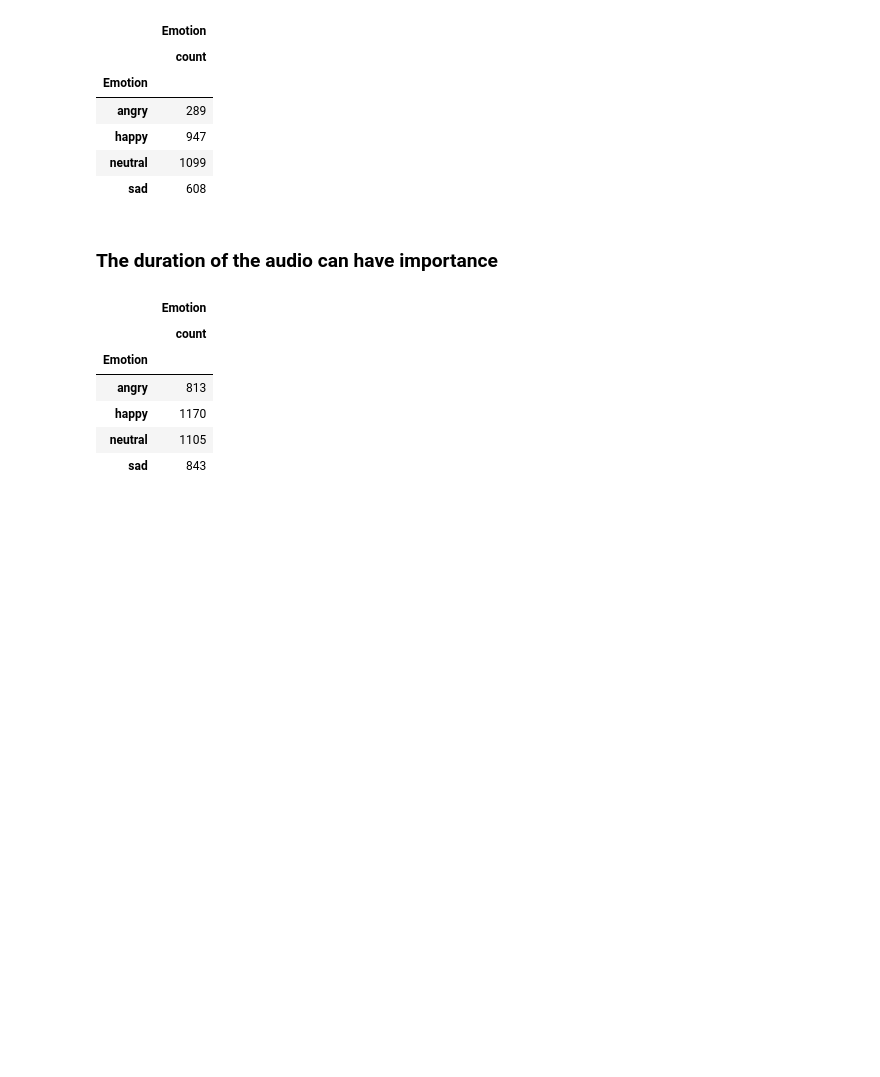
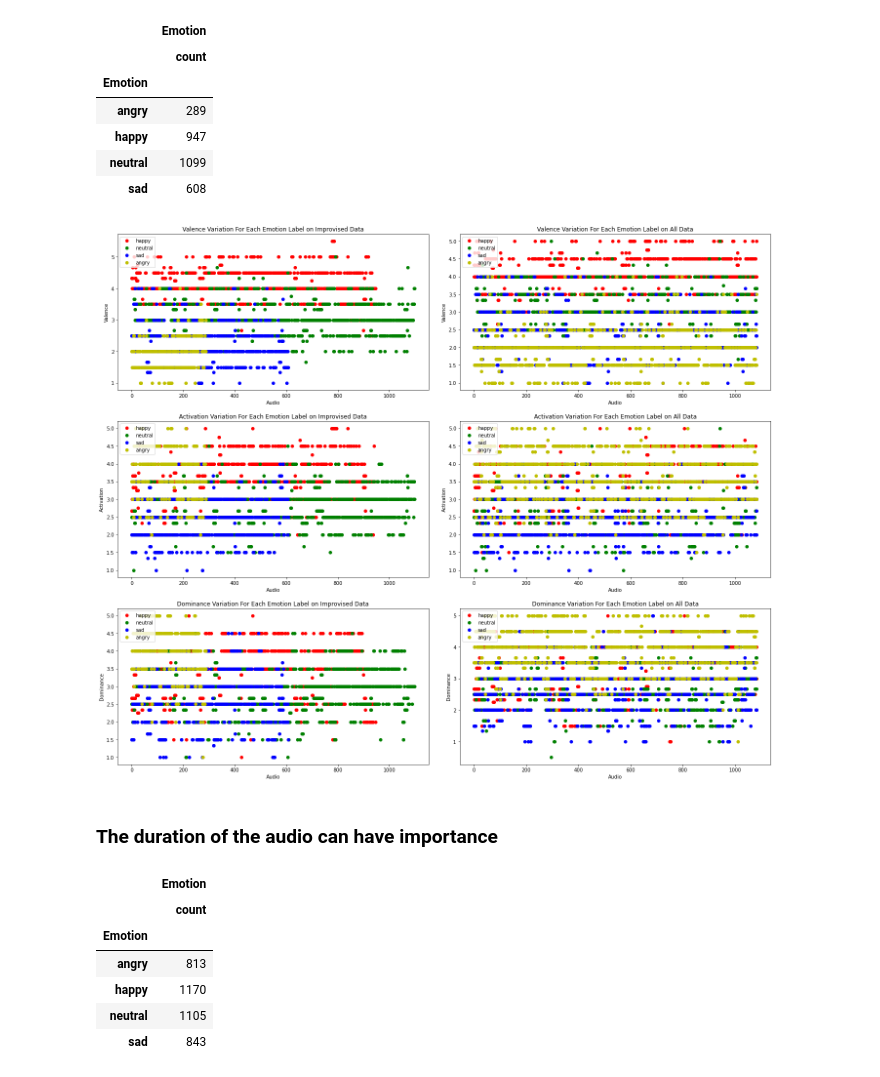
Before and after one commit to MarioCSilva/Speech_Emotion_Recognition_Thesis, a Jupyter notebook: iemocap/data/2_models_study.ipynb, the cells around one changed output. Drawn from its saved outputs; the diff is of its cells as text; code cells hidden in the pictures; blank space fills up the shorter version.

```diff
--- a/iemocap/data/2_models_study.ipynb
+++ b/iemocap/data/2_models_study.ipynb
@@ -119,5 +128,6 @@ plt.show()
 # %%
-df_soa[df_soa['Interaction'] == 'improvised'].groupby(['Emotion']).agg({'Emotion': ['count']})
+df_soa_improv = df_soa[df_soa['Interaction'] == 'improvised']
+df_soa_improv.groupby(['Emotion']).agg({'Emotion': ['count']})
 # %% [output]
 |  | Emotion |
 |  | count |
@@ -126,6 +136,63 @@ df_soa[df_soa['Interaction'] == 'improvised'].groupby(['Emotion']).agg({'Emotion
 | happy | 947 |
 | neutral | 1099 |
 | sad | 608 |
+# %%
+grid = plt.GridSpec(3, 2, wspace=.1, hspace=.2)
+fig = plt.figure(figsize=(24, 20), tight_layout=True)
+
+ax = plt.subplot(grid[0, 0])
+ax.set_title("Valence Variation For Each Emotion Label on Improvised Data")
+ax.set(xlabel="Audio", ylabel="Valence")
+ax.plot([i for i in range(947)], df_soa_improv.loc[df_soa_improv['Emotion'] == 'happy']['Valence'][:], 'ro', label="happy")
+ax.plot([i for i in range(1099)], df_soa_improv.loc[df_soa_improv['Emotion'] == 'neutral']['Valence'][:], 'go', label="neutral")
+ax.plot([i for i in range(608)], df_soa_improv.loc[df_soa_improv['Emotion'] == 'sad']['Valence'][:], 'bo', label="sad")
+ax.plot([i for i in range(289)], df_soa_improv.loc[df_soa_improv['Emotion'] == 'angry']['Valence'][:], 'yo', label="angry")
+ax.legend(loc="upper left")
+ax = plt.subplot(grid[0, 1])
+ax.set_title("Valence Variation For Each Emotion Label on All Data")
+ax.set(xlabel="Audio", ylabel="Valence")
+ax.plot([i for i in range(1084)], df_soa.loc[df_soa['Emotion'] == 'happy']['Valence'][:1084], 'ro', label="happy")
+ax.plot([i for i in range(1084)], df_soa.loc[df_soa['Emotion'] == 'neutral']['Valence'][:1084], 'go', label="neutral")
+ax.plot([i for i in range(1084)], df_soa.loc[df_soa['Emotion'] == 'sad']['Valence'][:1084], 'bo', label="sad")
+ax.plot([i for i in range(1084)], df_soa.loc[df_soa['Emotion'] == 'angry']['Valence'][:1084], 'yo', label="angry")
+ax.legend(loc="upper left")
+
+ax = plt.subplot(grid[1, 0])
+ax.set_title("Activation Variation For Each Emotion Label on Improvised Data")
+ax.set(xlabel="Audio", ylabel="Activation")
+ax.plot([i for i in range(947)], df_soa_improv.loc[df_soa_improv['Emotion'] == 'happy']['Activation'][:], 'ro', label="happy")
+ax.plot([i for i in range(1099)], df_soa_improv.loc[df_soa_improv['Emotion'] == 'neutral']['Activation'][:], 'go', label="neutral")
+ax.plot([i for i in range(608)], df_soa_improv.loc[df_soa_improv['Emotion'] == 'sad']['Activation'][:], 'bo', label="sad")
+ax.plot([i for i in range(289)], df_soa_improv.loc[df_soa_improv['Emotion'] == 'angry']['Activation'][:], 'yo', label="angry")
+ax.legend(loc="upper left")
+ax = plt.subplot(grid[1, 1])
+ax.set_title("Activation Variation For Each Emotion Label on All Data")
+ax.set(xlabel="Audio", ylabel="Activation")
+ax.plot([i for i in range(1084)], df_soa.loc[df_soa['Emotion'] == 'happy']['Activation'][:1084], 'ro', label="happy")
+ax.plot([i for i in range(1084)], df_soa.loc[df_soa['Emotion'] == 'neutral']['Activation'][:1084], 'go', label="neutral")
+ax.plot([i for i in range(1084)], df_soa.loc[df_soa['Emotion'] == 'sad']['Activation'][:1084], 'bo', label="sad")
+ax.plot([i for i in range(1084)], df_soa.loc[df_soa['Emotion'] == 'angry']['Activation'][:1084], 'yo', label="angry")
+ax.legend(loc="upper left")
+
+ax = plt.subplot(grid[2, 0])
+ax.set_title("Dominance Variation For Each Emotion Label on Improvised Data")
+ax.set(xlabel="Audio", ylabel="Dominance")
+ax.plot([i for i in range(947)], df_soa_improv.loc[df_soa_improv['Emotion'] == 'happy']['Dominance'][:], 'ro', label="happy")
+ax.plot([i for i in range(1099)], df_soa_improv.loc[df_soa_improv['Emotion'] == 'neutral']['Dominance'][:], 'go', label="neutral")
+ax.plot([i for i in range(608)], df_soa_improv.loc[df_soa_improv['Emotion'] == 'sad']['Dominance'][:], 'bo', label="sad")
+ax.plot([i for i in range(289)], df_soa_improv.loc[df_soa_improv['Emotion'] == 'angry']['Dominance'][:], 'yo', label="angry")
+ax.legend(loc="upper left")
+ax = plt.subplot(grid[2, 1])
+ax.set_title("Dominance Variation For Each Emotion Label on All Data")
+ax.set(xlabel="Audio", ylabel="Dominance")
+ax.plot([i for i in range(1084)], df_soa.loc[df_soa['Emotion'] == 'happy']['Dominance'][:1084], 'ro', label="happy")
+ax.plot([i for i in range(1084)], df_soa.loc[df_soa['Emotion'] == 'neutral']['Dominance'][:1084], 'go', label="neutral")
+ax.plot([i for i in range(1084)], df_soa.loc[df_soa['Emotion'] == 'sad']['Dominance'][:1084], 'bo', label="sad")
+ax.plot([i for i in range(1084)], df_soa.loc[df_soa['Emotion'] == 'angry']['Dominance'][:1084], 'yo', label="angry")
+ax.legend(loc="upper left")
+plt.show()
+# %% [output]
+[figure, added]
 # %% [markdown]
 ### The duration of the audio can have importance
 # %%
```
Also changed, not shown: parts of 5 cells of this notebook.
